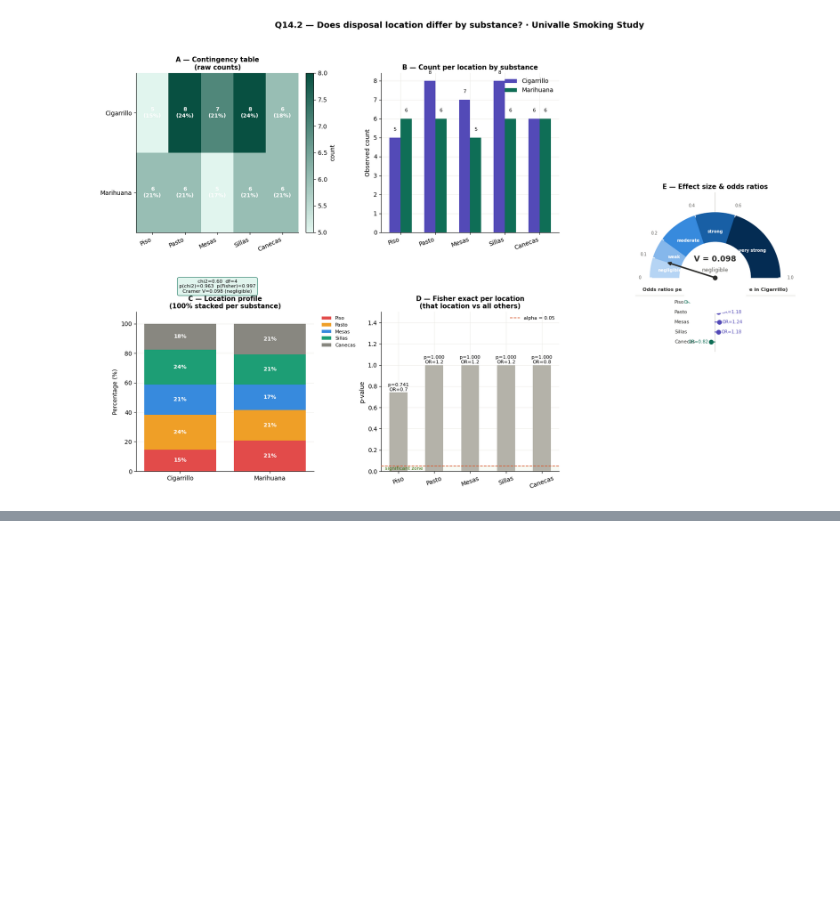
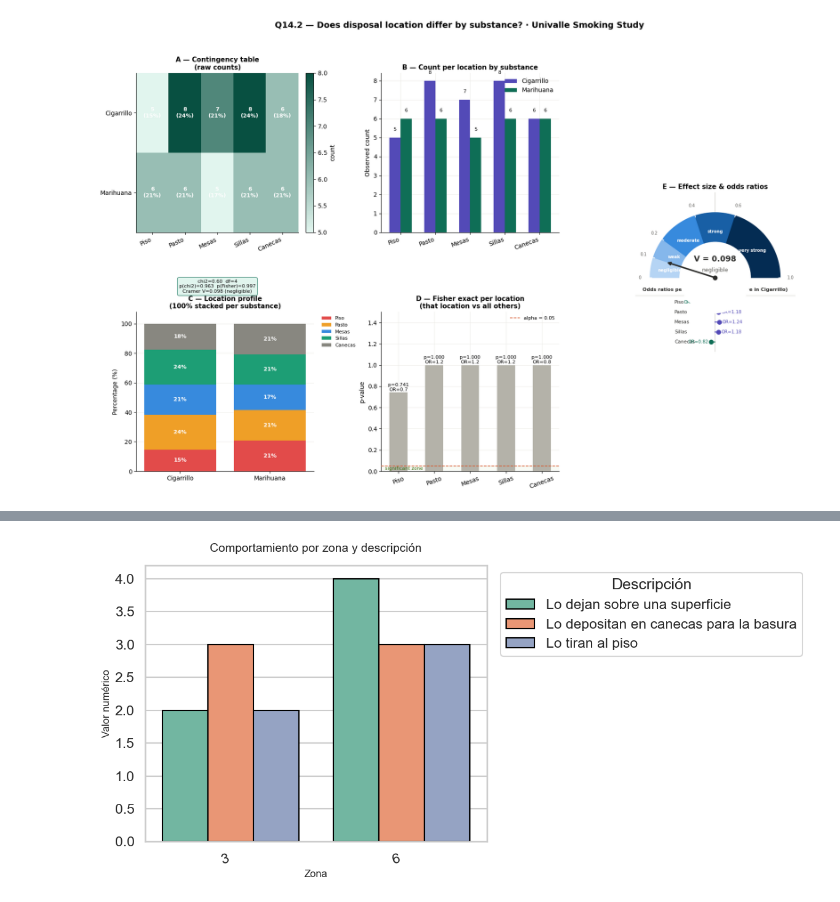
Before and after one commit to andresmg42/Analysis-POCUC-proyect, a Jupyter notebook: notebooks/analisis.ipynb, the cells around one changed output, grey strips where cells are left out. Cells and saved outputs as stored; diff of their text form; code cells hidden in the pictures; blank space fills up the shorter version.

Commit message:
question 14.3 added

```diff
--- a/notebooks/analisis.ipynb
+++ b/notebooks/analisis.ipynb
@@ -2678,0 +2661,17 @@ Cigarrillo  14.7   23.5   20.6    23.5     17.6
+# %%
+df=pd.read_sql("""
+SELECT
+v.id as visit_id,
+z.name as zone_name,
+z.id as zone_id,
+q.description,
+r.numeric_value
+FROM response_response as r JOIN question_question as q ON r.question_id=q.id
+LEFT JOIN visit_visit as v ON r.visita_id=v.id
+LEFT JOIN surveysession_surveysession as sv ON v.surveysession_id=sv.id
+LEFT JOIN zone_zone as z ON sv.zone_id=z.id
+LEFT JOIN campus_campus as c ON c.id=z.campus_id
+AND c.name='Melendez'
+WHERE q.parent_question_id IN (63)
+
+""",co)
@@ -2678,0 +2688,33 @@ Cigarrillo  14.7   23.5   20.6    23.5     17.6
+# %%
+
+# (Optional) aggregate if there are repeated (zone_name, description) pairs
+df_agg = (
+    df.groupby(["zone_id", "description"], as_index=False)["numeric_value"]
+      .sum()
+)
+
+# Modern Seaborn style
+sns.set_theme(style="whitegrid", context="talk")
+plt.figure(figsize=(12, 6))
+
+# Grouped bar plot: x = zone_name, hue = description, y = numeric_value
+ax = sns.barplot(
+    data=df_agg,
+    x="zone_id",
+    y="numeric_value",
+    hue="description",
+    palette="Set2",
+    edgecolor="black"
+)
+
+# Improve aesthetics
+ax.set_xlabel("Zona", fontsize=12)
+ax.set_ylabel("Valor numérico", fontsize=12)
+ax.set_title("Comportamiento por zona y descripción", fontsize=14, pad=16)
+
+plt.xticks(rotation=15, ha="right")
+plt.legend(title="Descripción", bbox_to_anchor=(1.02, 1), loc="upper left")
+plt.tight_layout()
+plt.show()
+# %% [output]
+[figure, added]
```
Also changed, not shown: parts of 4 cells of this notebook, 1 other file.
